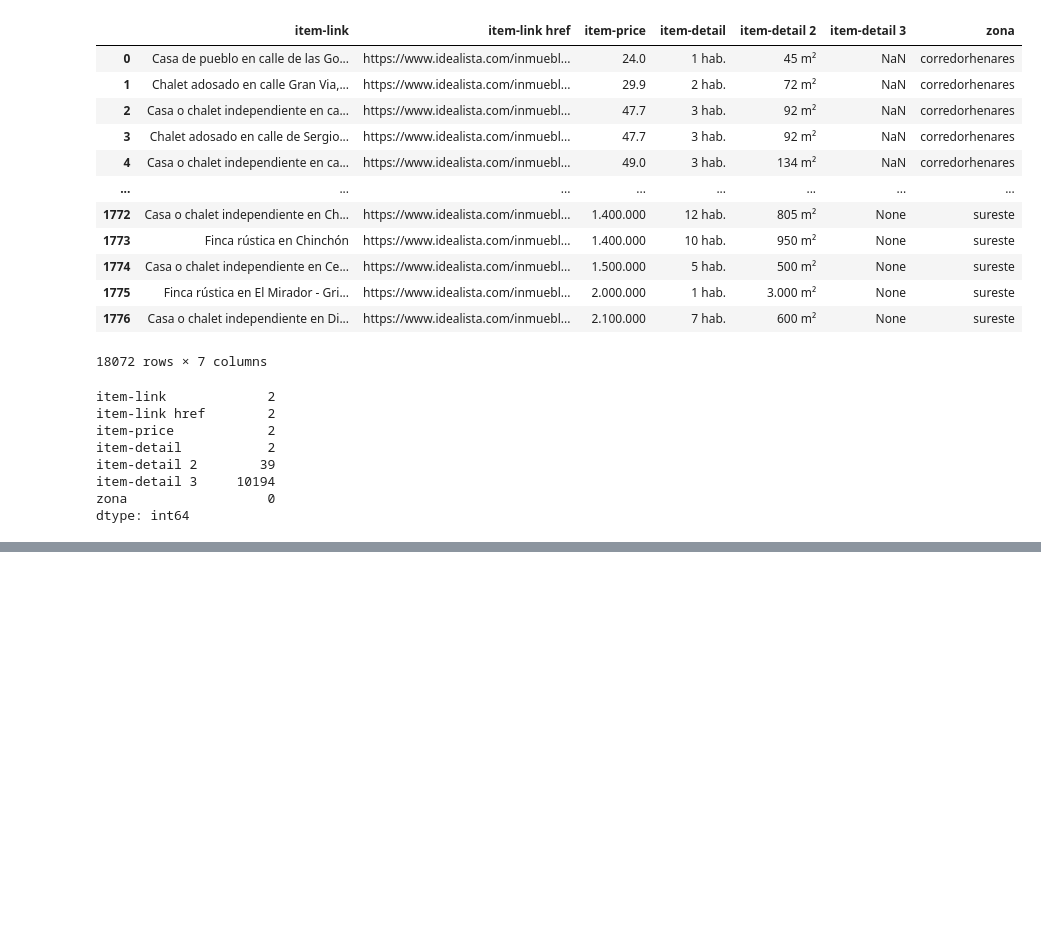
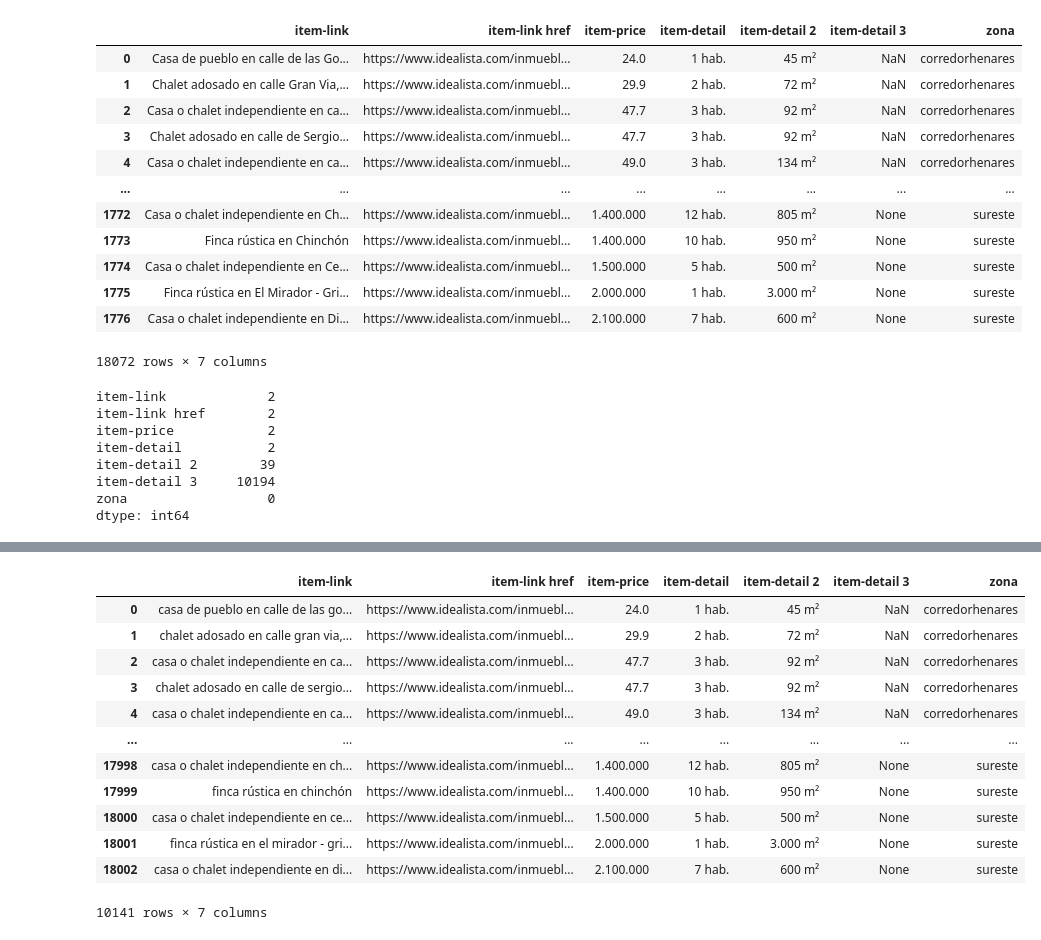
Before and after one commit to Gbau11/Analisis-de-la-vivienda-Idealista, a Jupyter notebook: jupyter/venta_madrid centro/limpieza_madrid_ext.ipynb, the cells around one changed output, grey strips where cells are left out. Saved outputs shown, nothing was run; the diff lists cells and outputs as text; code cells hidden in the pictures; blank space fills up the shorter version.

```diff
--- a/jupyter/venta_madrid centro/limpieza_madrid_ext.ipynb
+++ b/jupyter/venta_madrid centro/limpieza_madrid_ext.ipynb
@@ -2,7 +2,7 @@
 import pandas as pd
 import numpy as np
 pd.set_option('display.max_columns', None)
-#pd.set_option('display.max_rows', 150)
+pd.set_option('display.max_rows', 200)
 # %%
 corredorhenares_0_240k = pd.read_csv('../../data_madrid_ext/corredorhenares_0_240k.csv')
 corredorhenares_240k_max = pd.read_csv('../../data_madrid_ext/corredorhenares_240k_max.csv')
@@ -113,0 +205,13 @@ chamartin
+# %%
+chamartin.reset_index(drop=True, inplace=True)
+# %%
+chamartin['item-link'] = chamartin['item-link'].str.lower()
+# %%
+"""chamartin['item-link'] = chamartin.apply(lambda row: '1' if 'chalet' in str(row['item-link']) else row['item-link'], axis=1)
+chamartin['item-link'] = chamartin.apply(lambda row: '1' if 'casa' in str(row['item-link']) else row['item-link'], axis=1)
+chamartin['item-link'] = chamartin.apply(lambda row: '1' if 'finca' in str(row['item-link']) else row['item-detail 3'], axis=1)
+chamartin['item-link'] = chamartin.apply(lambda row: '0' if 'piso' in str(row['item-link']) else row['item-link'], axis=1)
+chamartin['item-link'] = chamartin.apply(lambda row: '2' if 'ático' in str(row['item-link']) else row['item-link'], axis=1)
+chamartin['item-link'] = chamartin.apply(lambda row: '3' if 'duplex' in str(row['item-link']) else row['item-link'], axis=1)
+chamartin['item-link'] = chamartin.apply(lambda row: '4' if 'estudio' in str(row['item-link']) else row['item-link'], axis=1)
+"""
@@ -114,3 +247,21 @@ chamartin
+# %%
+filas_con_nulos = chamartin[chamartin.isnull().any(axis=1)]
+
+filas_con_nulos
+# %% [output]
+|  | item-link | item-link href | item-price | item-detail | item-detail 2 | item-detail 3 | zona |
+| 0 | casa de pueblo en calle de las go... | https://www.idealista.com/inmuebl... | 24.0 | 1 hab. | 45 m² | NaN | corredorhenares |
+| 1 | chalet adosado en calle gran via,... | https://www.idealista.com/inmuebl... | 29.9 | 2 hab. | 72 m² | NaN | corredorhenares |
+| 2 | casa o chalet independiente en ca... | https://www.idealista.com/inmuebl... | 47.7 | 3 hab. | 92 m² | NaN | corredorhenares |
+| 3 | chalet adosado en calle de sergio... | https://www.idealista.com/inmuebl... | 47.7 | 3 hab. | 92 m² | NaN | corredorhenares |
+| 4 | casa o chalet independiente en ca... | https://www.idealista.com/inmuebl... | 49.0 | 3 hab. | 134 m² | NaN | corredorhenares |
+| ... | ... | ... | ... | ... | ... | ... | ... |
+| 17998 | casa o chalet independiente en ch... | https://www.idealista.com/inmuebl... | 1.400.000 | 12 hab. | 805 m² | None | sureste |
+| 17999 | finca rústica en chinchón | https://www.idealista.com/inmuebl... | 1.400.000 | 10 hab. | 950 m² | None | sureste |
+| 18000 | casa o chalet independiente en ce... | https://www.idealista.com/inmuebl... | 1.500.000 | 5 hab. | 500 m² | None | sureste |
+| 18001 | finca rústica en el mirador - gri... | https://www.idealista.com/inmuebl... | 2.000.000 | 1 hab. | 3.000 m² | None | sureste |
+| 18002 | casa o chalet independiente en di... | https://www.idealista.com/inmuebl... | 2.100.000 | 7 hab. | 600 m² | None | sureste |
+10141 rows × 7 columns
 # %%
 mask = ~chamartin['item-detail 2'].str.contains('m²', na=False)
 
```
Also changed, not shown: parts of 48 cells of this notebook.
